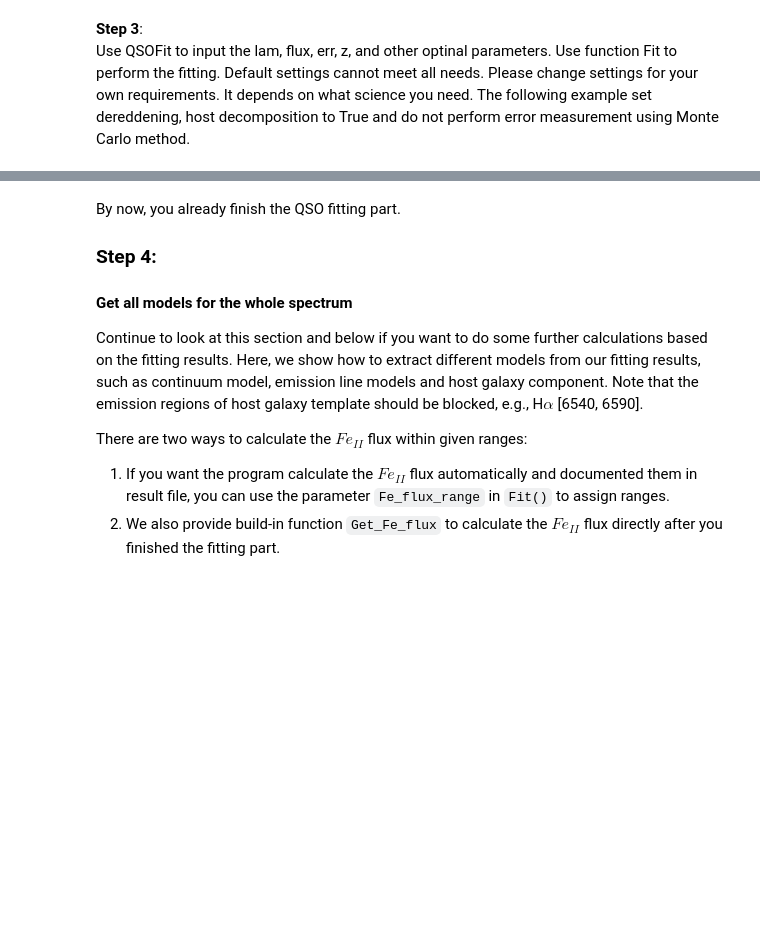
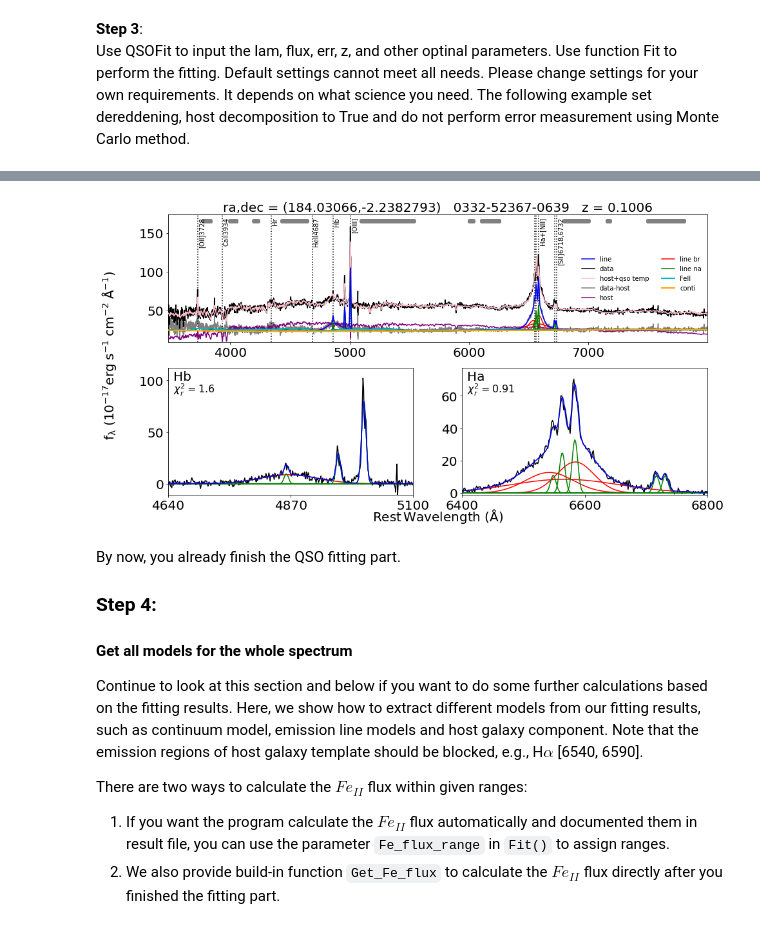
Before and after one commit to legolason/PyQSOFit, a Jupyter notebook: example/example.ipynb, the cells around one changed output, grey strips where cells are left out. Saved outputs shown, nothing was run; the diff lists cells and outputs as text; code cells hidden in the pictures; blank space fills up the shorter version.

```diff
--- a/example/example.ipynb
+++ b/example/example.ipynb
@@ -207,7 +207,7 @@ q.Fit(name = None,nsmooth = 1, and_or_mask = False, deredden = True, reject_badp
       wave_mask =None, decomposition_host = True, Mi = None, npca_gal = 5, npca_qso = 20, \
       Fe_uv_op = True, Fe_flux_range=np.array([4435,4685]), poly = True, BC = False, rej_abs = False, \
       initial_guess = None, MC = False, n_trails = 5, linefit = True, tie_lambda = True, tie_width = True, \
-      tie_flux_1 = True, tie_flux_2 = True, save_result = True, plot_fig = True,save_fig = True, \
+      tie_flux_1 = True, tie_flux_2 = True, save_result = True, plot_fig = True,save_fig = False, \
       plot_line_name = True, plot_legend = True, dustmap_path = path4, save_fig_path = path3, \
       save_fits_path = path2,save_fits_name = None)
 
@@ -221,3 +221,4 @@ Fitting finished in : 3.0s
+[figure, added]
 # %% [markdown]
 By now, you already finish the QSO fitting part.
 
```
Also changed, not shown: parts of 7 cells of this notebook, 1 other file.
